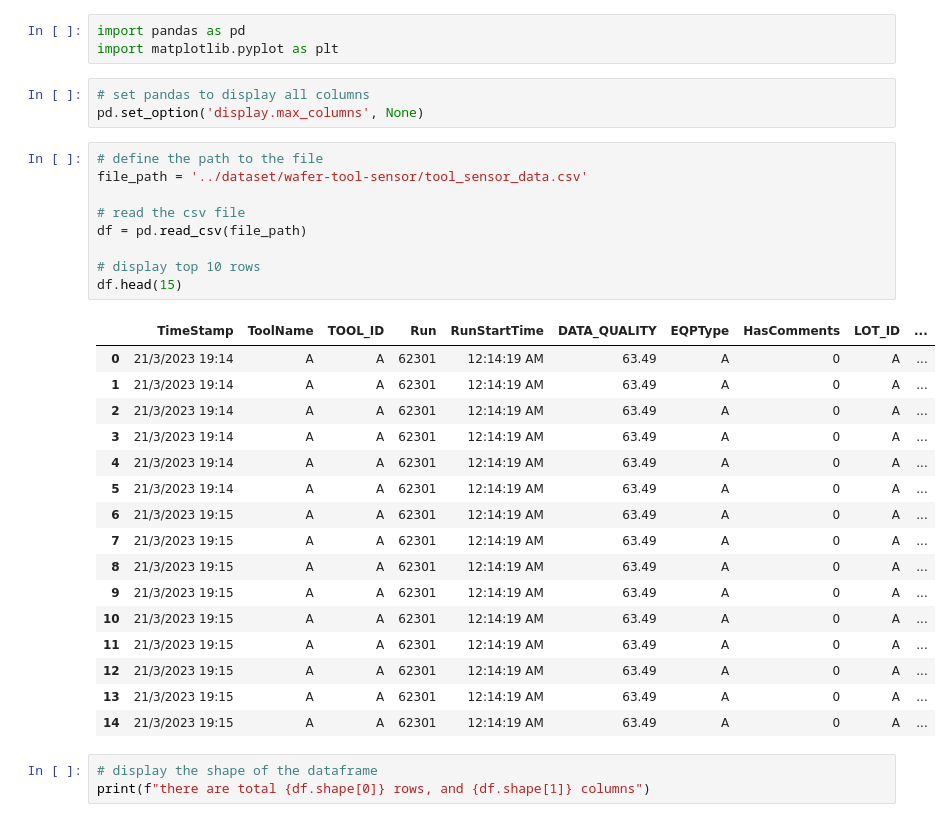
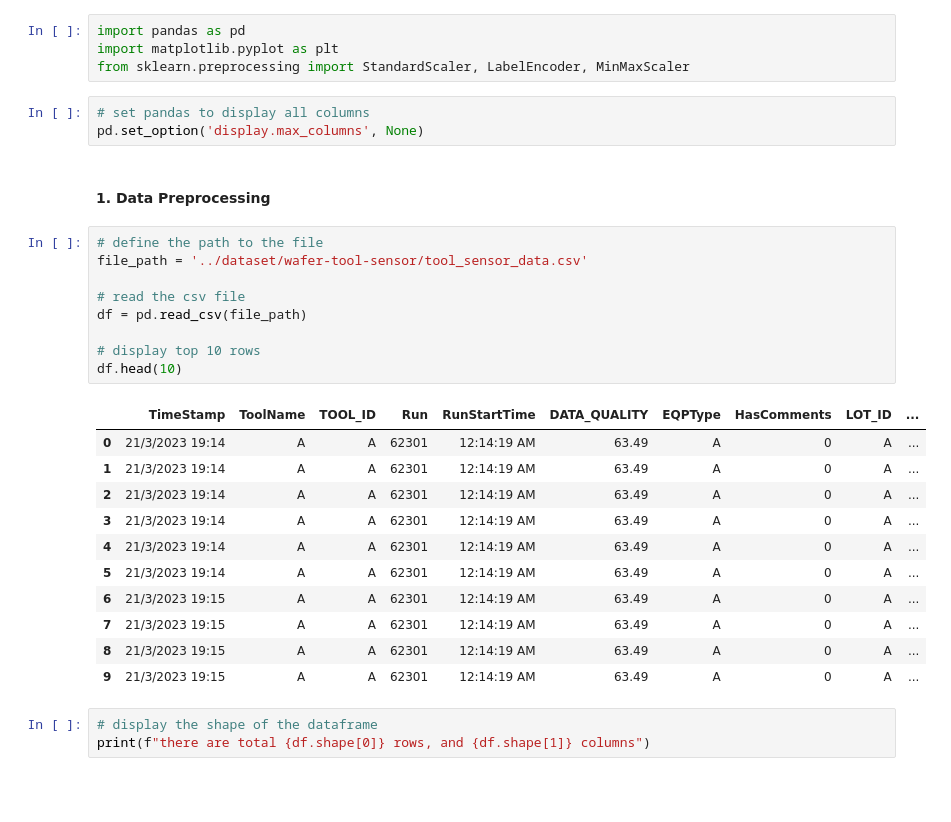
Before and after one commit to christopher192/machine-learning-project, a Jupyter notebook: tool-sensor-anomaly-detection/tool-sensor-anomaly-detection.ipynb, the cells around one changed output. Drawn from its saved outputs; the diff is of its cells as text; blank space fills up the shorter version.

```diff
--- a/tool-sensor-anomaly-detection/tool-sensor-anomaly-detection.ipynb
+++ b/tool-sensor-anomaly-detection/tool-sensor-anomaly-detection.ipynb
@@ -1,35 +1,33 @@
 # %%
 import pandas as pd
 import matplotlib.pyplot as plt
+from sklearn.preprocessing import StandardScaler, LabelEncoder, MinMaxScaler
 # %%
 # set pandas to display all columns
 pd.set_option('display.max_columns', None)
+# %% [markdown]
+#### 1. Data Preprocessing
 # %%
 # define the path to the file
 file_path = '../dataset/wafer-tool-sensor/tool_sensor_data.csv'
 
 # read the csv file
 df = pd.read_csv(file_path)
 
 # display top 10 rows
-df.head(15)
+df.head(10)
 # %% [output]
 |  | TimeStamp | ToolName | TOOL_ID | Run | RunStartTime | DATA_QUALITY | EQPType | HasComments | LOT_ID | ... |
 | 0 | 21/3/2023 19:14 | A | A | 62301 | 12:14:19 AM | 63.49 | A | 0 | A | ... |
 | 1 | 21/3/2023 19:14 | A | A | 62301 | 12:14:19 AM | 63.49 | A | 0 | A | ... |
 | 2 | 21/3/2023 19:14 | A | A | 62301 | 12:14:19 AM | 63.49 | A | 0 | A | ... |
 | 3 | 21/3/2023 19:14 | A | A | 62301 | 12:14:19 AM | 63.49 | A | 0 | A | ... |
 | 4 | 21/3/2023 19:14 | A | A | 62301 | 12:14:19 AM | 63.49 | A | 0 | A | ... |
 | 5 | 21/3/2023 19:14 | A | A | 62301 | 12:14:19 AM | 63.49 | A | 0 | A | ... |
 | 6 | 21/3/2023 19:15 | A | A | 62301 | 12:14:19 AM | 63.49 | A | 0 | A | ... |
 | 7 | 21/3/2023 19:15 | A | A | 62301 | 12:14:19 AM | 63.49 | A | 0 | A | ... |
 | 8 | 21/3/2023 19:15 | A | A | 62301 | 12:14:19 AM | 63.49 | A | 0 | A | ... |
 | 9 | 21/3/2023 19:15 | A | A | 62301 | 12:14:19 AM | 63.49 | A | 0 | A | ... |
-| 10 | 21/3/2023 19:15 | A | A | 62301 | 12:14:19 AM | 63.49 | A | 0 | A | ... |
-| 11 | 21/3/2023 19:15 | A | A | 62301 | 12:14:19 AM | 63.49 | A | 0 | A | ... |
-| 12 | 21/3/2023 19:15 | A | A | 62301 | 12:14:19 AM | 63.49 | A | 0 | A | ... |
-| 13 | 21/3/2023 19:15 | A | A | 62301 | 12:14:19 AM | 63.49 | A | 0 | A | ... |
-| 14 | 21/3/2023 19:15 | A | A | 62301 | 12:14:19 AM | 63.49 | A | 0 | A | ... |
 # %%
 # display the shape of the dataframe
 print(f"there are total {df.shape[0]} rows, and {df.shape[1]} columns")
```
Also changed, not shown: parts of 12 cells of this notebook, 1 other file.
